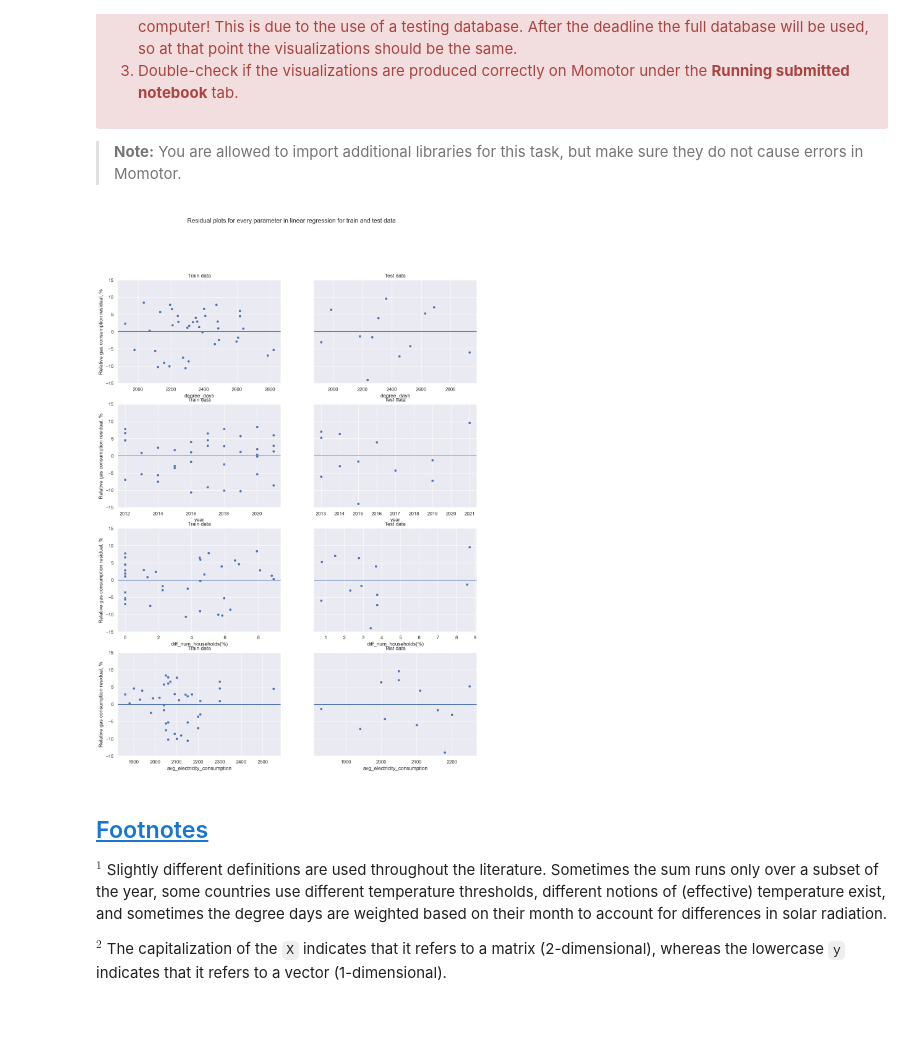
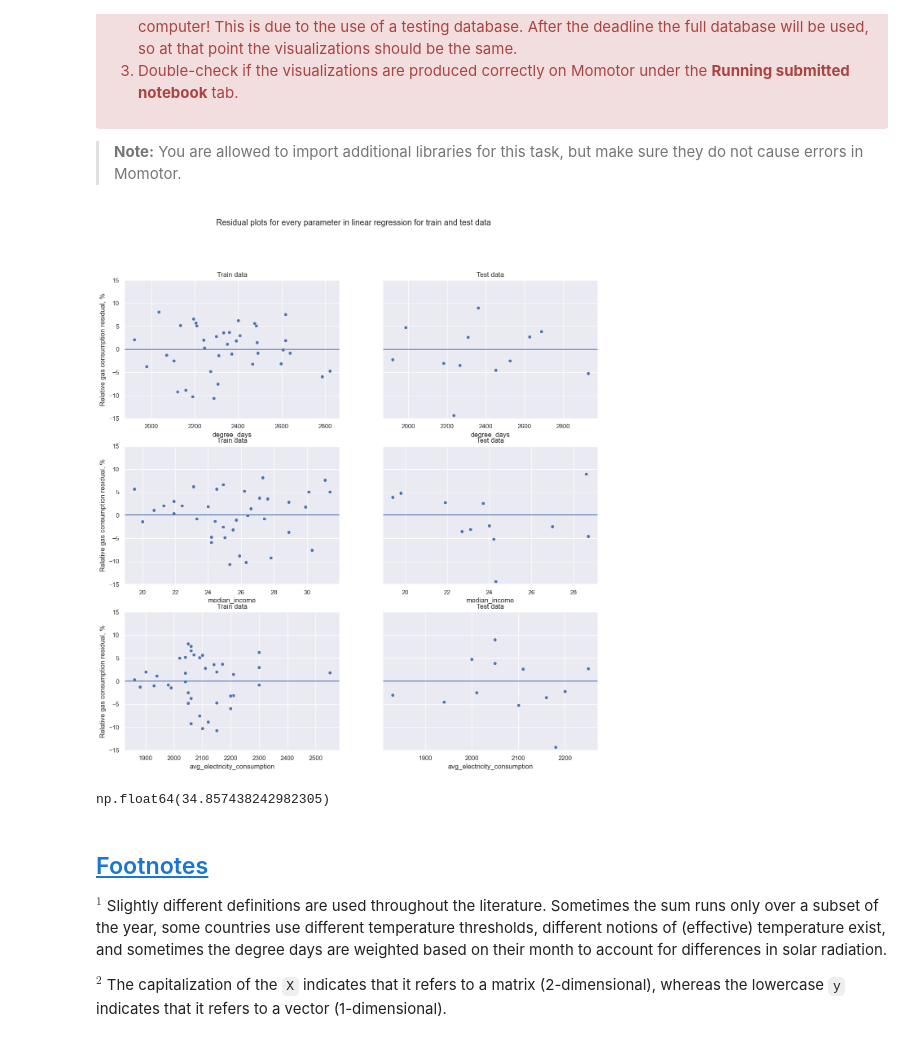
Before and after one commit to Modgen1/2IAB1, a Jupyter notebook: GA1/GA1-2076209.ipynb, the cells around one changed output. Saved outputs shown, nothing was run; the diff lists cells and outputs as text; code cells hidden in the pictures.

```diff
--- a/GA1/GA1-2076209.ipynb
+++ b/GA1/GA1-2076209.ipynb
@@ -973,9 +974,7 @@ df_weather['effective_temp'] = df_weather['temperature'] - (2 * df_weather['wind
 df_weather['degree_day'] = df_weather.apply(lambda row: max(0, T_threshold - row['effective_temp']), axis=1)
 
 grouped = df_weather.groupby(['municipality', 'year'])
-df_degree_days = grouped['degree_day'].sum().reset_index()
-df_degree_days['degree_days'] = df_degree_days['degree_day']
-df_degree_days.drop('degree_day', axis=1, inplace=True)
+df_degree_days = grouped['degree_day'].sum().reset_index().rename(columns={'degree_day': 'degree_days'})
 # %%
 #// END_TODO [GA1_2a]
 # %% [markdown]
@@ -1072,7 +1071,7 @@ Each name should be one of the column names of `df_all`, typed in exactly the sa
 
 chosen_housing_char = 'Detached house'
 dependent_var = 'rel_gas_consumption(%)'
-independent_vars = ['degree_days', 'year', 'diff_num_households(%)', 'avg_electricity_consumption']
+independent_vars = ['degree_days', 'median_income', 'avg_electricity_consumption']
 # %%
 #// END_TODO [GA1_3a]
 # %% [markdown]
@@ -1196,37 +1198,40 @@ Also:
 #// BEGIN_TODO [Poster]
 
 chosen_housing_char = 'Apartment'
-dependent_var = 'rel_gas_consumption(%)'
-independent_vars = ['degree_days', 'year', 'diff_num_households(%)', 'avg_electricity_consumption']
 
 df_train, df_test = train_test_split(df_all.copy(), test_size=0.2, random_state=2076209)
 X_train = df_train[df_train['housing_characteristics'] == chosen_housing_char][independent_vars].copy()
 X_test = df_test[df_test['housing_characteristics'] == chosen_housing_char][independent_vars].copy()
 y_train = df_train[df_train['housing_characteristics'] == chosen_housing_char][dependent_var].copy()
 y_test = df_test[df_test['housing_characteristics'] == chosen_housing_char][dependent_var].copy()
 
 model = LinearRegression()
 model.fit(X_train.values, y_train)
 
 y_train_pred = model.predict(X_train.values)
 y_test_pred = model.predict(X_test.values)
 
 fig, ax = plt.subplots(nrows=len(independent_vars), ncols=2, sharey=True, figsize=(15, 5 * len(independent_vars)))
 
 for index, independent_var in enumerate(independent_vars):
     sns.scatterplot(x=X_train[independent_var], y=y_train - y_train_pred, ax=ax[index, 0])
     ax[index, 0].set_ylim(-15, 15)
     ax[index, 0].set_ylabel('Relative gas consumption residual, %')
     ax[index, 0].axhline()
     ax[index, 0].set_title('Train data')
     sns.scatterplot(x=X_test[independent_var], y=y_test - y_test_pred, ax=ax[index, 1])
     ax[index, 1].set_ylim(-15, 15)
     ax[index, 1].axhline()
     ax[index, 1].set_title('Test data')
 
 fig.suptitle('Residual plots for every parameter in linear regression for train and test data');
 # %% [output]
-[figure, old version]
+[figure, new version]
+# %%
+evaluation = mean_squared_error(y_test, model.predict(X_test.values))
+evaluation
+# %% [output]
+np.float64(34.857438242982305)
 # %%
 #// END_TODO [Poster]
 # %% [markdown]
```
Also changed, not shown: parts of 6 cells of this notebook.
